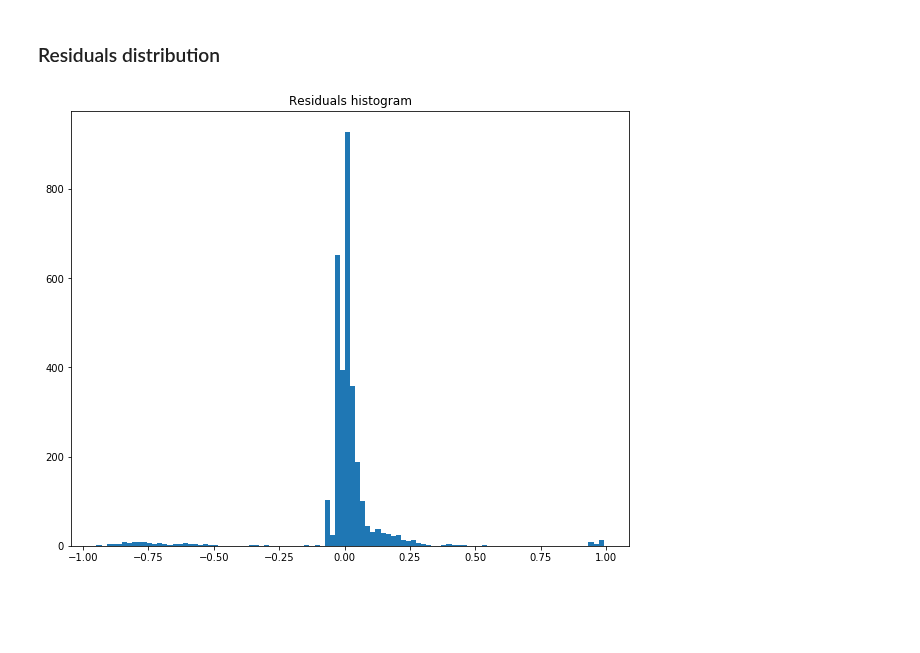
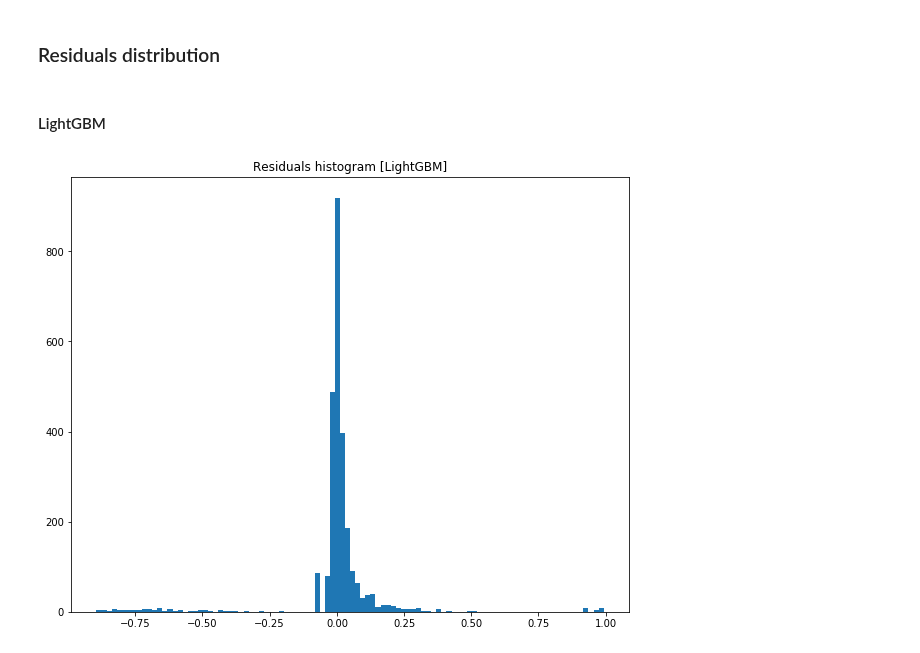
Before and after one commit to pbiecek/InterpretableMachineLearning2018S, a Jupyter notebook: PraceDomowe/PD6/Piotr_Halama_PD6.ipynb, the cells around one changed output. Saved outputs shown, nothing was run; the diff lists cells and outputs as text; code cells hidden in the pictures; blank space fills up the shorter version.

```diff
--- a/PraceDomowe/PD6/Piotr_Halama_PD6.ipynb
+++ b/PraceDomowe/PD6/Piotr_Halama_PD6.ipynb
@@ -56,7 +61,7 @@ X['w6_q26'] = X['w6_q26'].astype('category').cat.set_categories(
 y = y.astype('category')
 
 X_train, X_test, y_train, y_test = train_test_split(
-    X, y, test_size=0.1, random_state=1)
+    X, y, test_size=0.25, random_state=1)
 # %% [markdown]
 ##### Model
 
@@ -86,10 +145,12 @@ res = y_ - y_hat
 # %% [markdown]
 ### Residuals distribution
+# %% [markdown]
+#### LightGBM
 # %%
 plt.figure(figsize=(10,8))
 
 plt.hist(res, bins=100)
-plt.title('Residuals histogram')
+plt.title('Residuals histogram [LightGBM]')
 plt.show()
 # %% [output]
-[figure, old version]
+[figure, new version]
```
Also changed, not shown: parts of 31 cells of this notebook.
